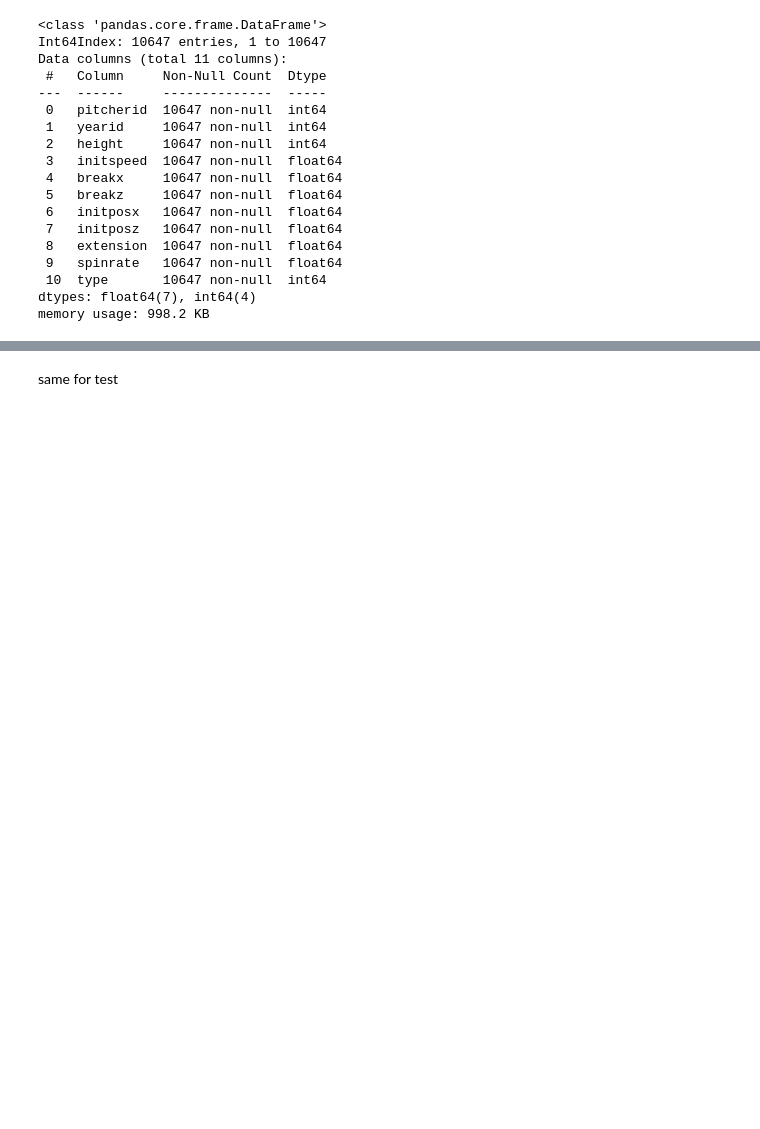
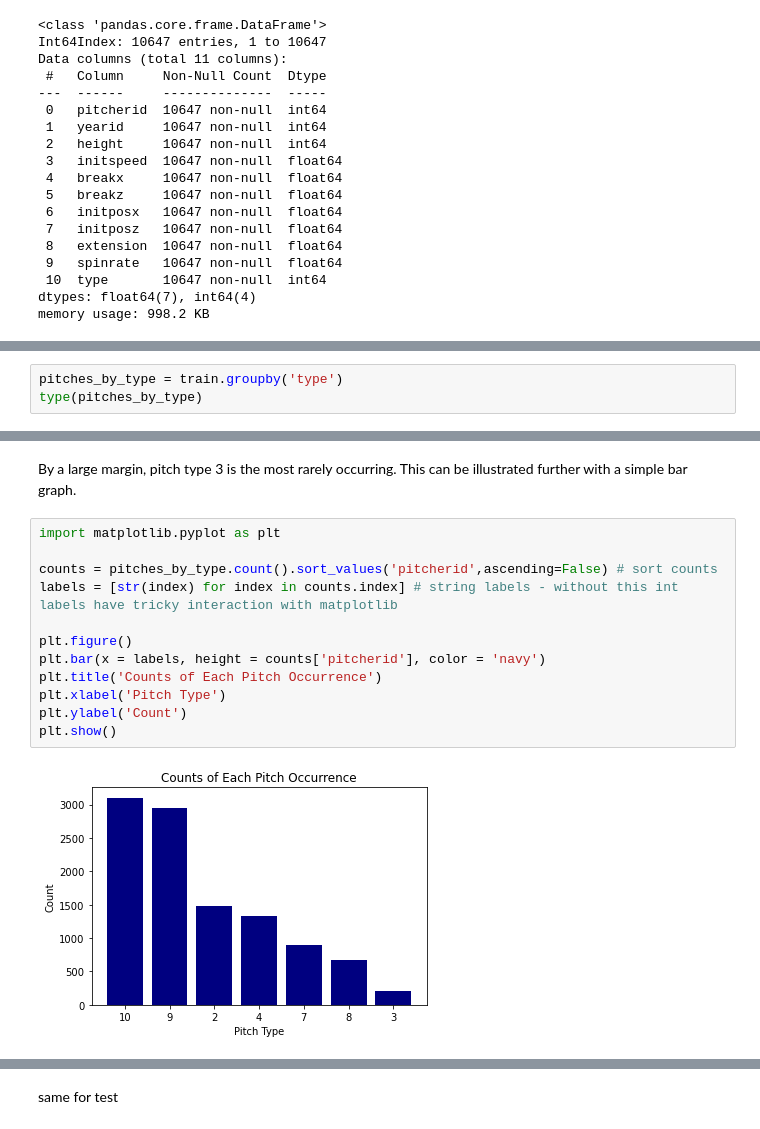
Before and after one commit to reetyf/yankees, a Jupyter notebook: Hailey_Weinschenk_QA_Associate_Questionnaire.ipynb, the cells around one changed output, grey strips where cells are left out. Cells and saved outputs as stored; diff of their text form; blank space fills up the shorter version.

```diff
--- a/Hailey_Weinschenk_QA_Associate_Questionnaire.ipynb
+++ b/Hailey_Weinschenk_QA_Associate_Questionnaire.ipynb
@@ -124,0 +167,3 @@ train.duplicated().sum()
+# %%
+pitches_by_type = train.groupby('type')
+type(pitches_by_type)
@@ -124,0 +186,16 @@ train.duplicated().sum()
+# %% [markdown]
+By a large margin, pitch type 3 is the most rarely occurring. This can be illustrated further with a simple bar graph.
+# %%
+import matplotlib.pyplot as plt
+
+counts = pitches_by_type.count().sort_values('pitcherid',ascending=False) # sort counts
+labels = [str(index) for index in counts.index] # string labels - without this int labels have tricky interaction with matplotlib
+
+plt.figure()
+plt.bar(x = labels, height = counts['pitcherid'], color = 'navy')
+plt.title('Counts of Each Pitch Occurrence')
+plt.xlabel('Pitch Type')
+plt.ylabel('Count')
+plt.show()
+# %% [output]
+[figure, added]
```
Also changed, not shown: parts of 67 cells of this notebook.
